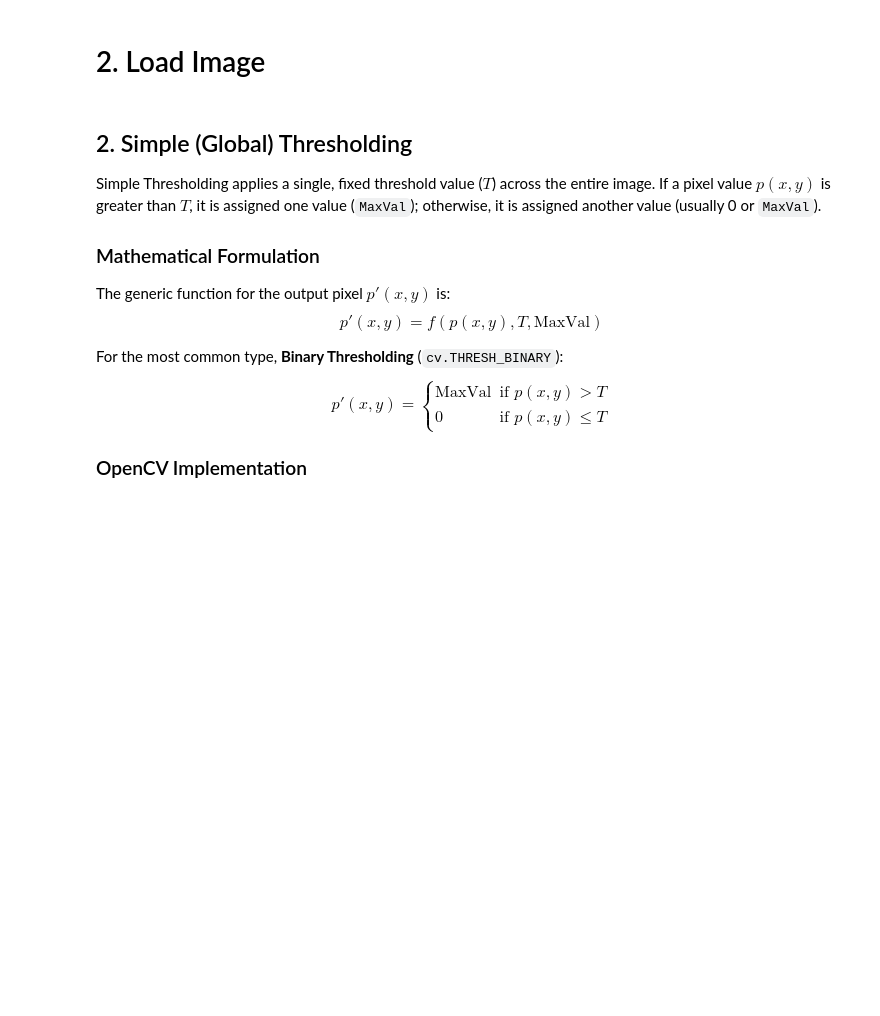
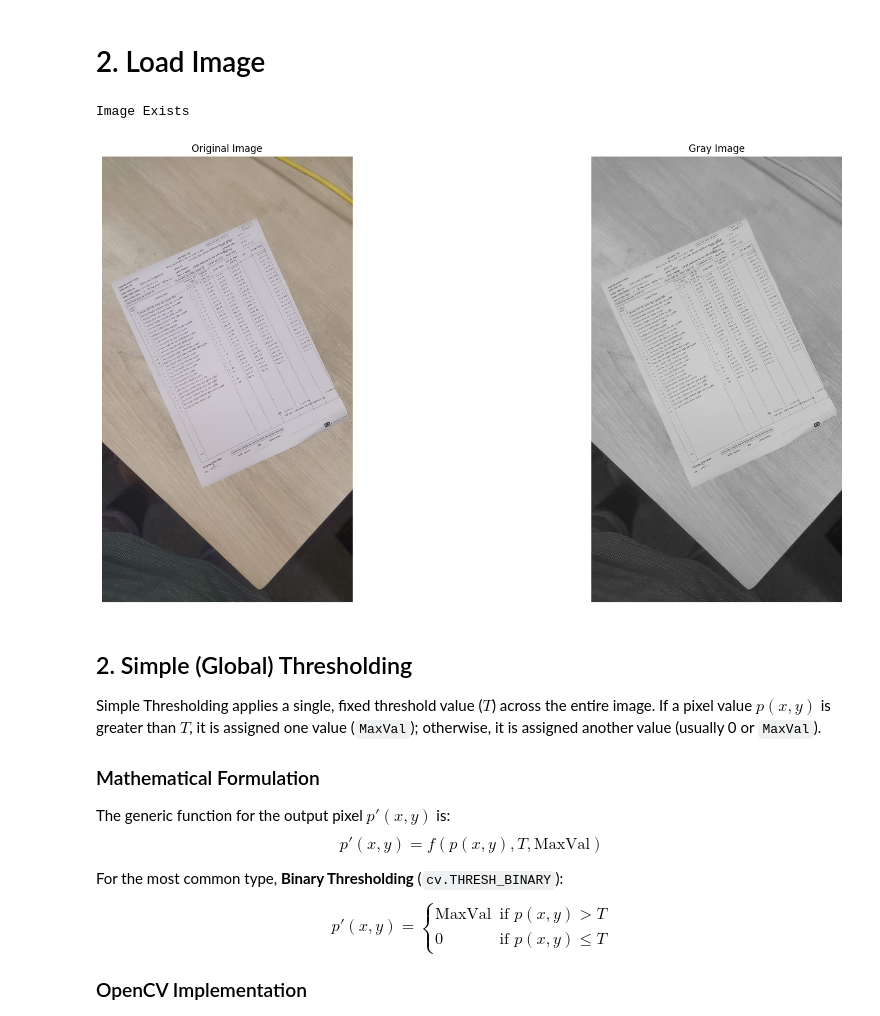
Before and after one commit to RH-NAYM/OpenCV-Image-Thresholding, a Jupyter notebook: Image-Thresholding-OpenCV.ipynb, the cells around one changed output. Cells and saved outputs as stored; diff of their text form; code cells hidden in the pictures; blank space fills up the shorter version.

```diff
--- a/Image-Thresholding-OpenCV.ipynb
+++ b/Image-Thresholding-OpenCV.ipynb
@@ -25,31 +25,34 @@ learn_tools = LearnTools()
 # %%
 # Find and Load the image
 
-if os.path.exists('testImage.jpg'):
-    image = cv2.imread('testImage.jpg')
+if os.path.exists('2.jpeg'):
+    image = cv2.imread('2.jpeg')
     print('Image Exists')
 elif not os.path.exists('testImage.jpg'):
     image_url = "https://preview.redd.it/show-me-the-last-lines-from-what-youve-been-reading-v0-hw2yga9ddtxc1.jpeg?auto=webp&s=98baa1ed018702096a1ece0012f39ea898f2fea2"
     pil_image = await learn_tools.get_image(img_url=image_url, padding=0)
     pil_image.save('testImage.jpg', 'JPEG')
     # or
     image = learn_tools.pil_to_cv2(pil_image=pil_image)
     # cv2.imwrite('testImage.jpg', image)
     print('Image Created')
 
 if image is not None:
     gray_image = cv2.cvtColor(image, cv2.COLOR_BGR2GRAY)
 
 
     # Display the images using LearnTools
     learn_tools.show_multiple_images(
         image_plotting_data=[
             {'title': 'Original Image','image': image},
             {'title': 'Gray Image','image': gray_image}
         ]
     )
 else:
     print('The image could not be loaded.')
+# %% [output]
+Image Exists
+[figure, added]
 # %% [markdown]
 ## 2. Simple (Global) Thresholding
 
```
Also changed, not shown: parts of 6 cells of this notebook, 2 other files.
